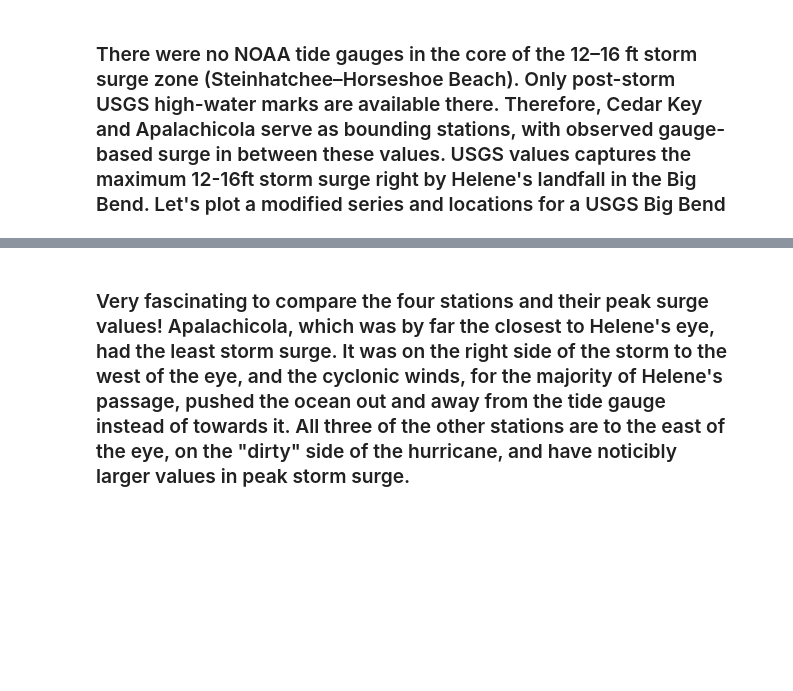
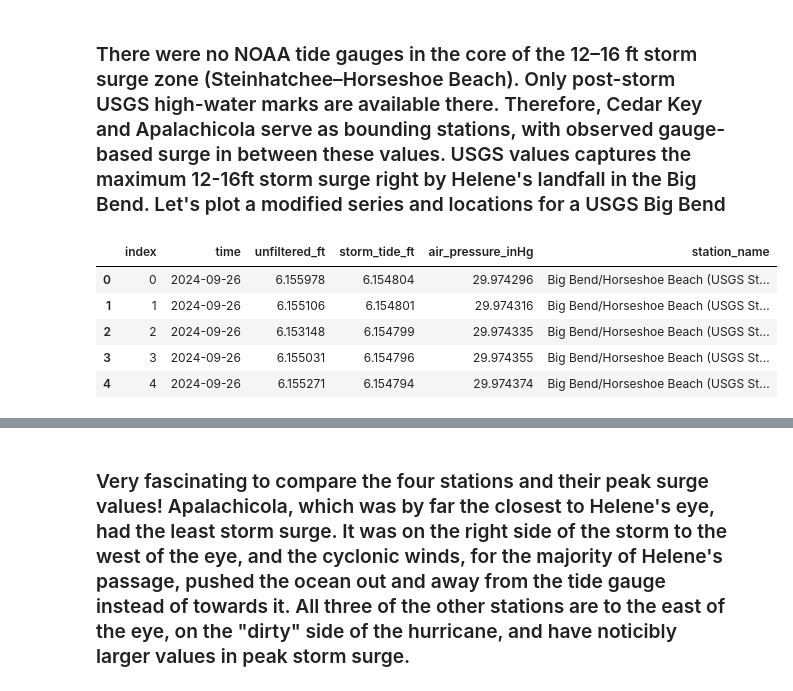
Before and after one commit to DAES433533/bluegreen, a Jupyter notebook: notebooks/Helene_Florida_Impacts.ipynb, the cells around one changed output, grey strips where cells are left out. Saved outputs shown, nothing was run; the diff lists cells and outputs as text; code cells hidden in the pictures; blank space fills up the shorter version.

Commit message:
Fixed figures and added USGS station near max observed storm surge location (Horseshoe Beach)

```diff
--- a/notebooks/Helene_Florida_Impacts.ipynb
+++ b/notebooks/Helene_Florida_Impacts.ipynb
@@ -568,25 +569,30 @@ stations = {
 # %% [markdown]
 ### There were no NOAA tide gauges in the core of the 12–16 ft storm surge zone (Steinhatchee–Horseshoe Beach). Only post-storm USGS high-water marks are available there. Therefore, Cedar Key and Apalachicola serve as bounding stations, with observed gauge-based surge in between these values. USGS values captures the maximum 12-16ft storm surge right by Helene's landfall in the Big Bend. Let's plot a modified series and locations for a USGS Big Bend
 # %%
-import pandas as pd
-
-# Load the Big Bend USGS storm-tide CSV (previously called "Item")
+#load the Big Bend USGS storm tide CSV
 df_usgs = pd.read_csv("helene_stormtide.csv", skiprows=1)
 
-# Rename columns (5 columns exactly)
+#rename columns
 df_usgs.columns = [
     "index",
     "time",
     "unfiltered_ft",
     "storm_tide_ft",
     "air_pressure_inHg"
 ]
 
-# Convert time column
+#convert time column
 df_usgs["time"] = pd.to_datetime(df_usgs["time"])
 
-# Add station label (you can name it whatever makes sense)
-df_usgs["station_name"] = "Big Bend (USGS Storm Tide Sensor)"
+#add station label
+df_usgs["station_name"] = "Big Bend/Horseshoe Beach (USGS Storm Tide Sensor)"
 
 df_usgs.head()
+# %% [output]
+|  | index | time | unfiltered_ft | storm_tide_ft | air_pressure_inHg | station_name |
+| 0 | 0 | 2024-09-26 | 6.155978 | 6.154804 | 29.974296 | Big Bend/Horseshoe Beach (USGS St... |
+| 1 | 1 | 2024-09-26 | 6.155106 | 6.154801 | 29.974316 | Big Bend/Horseshoe Beach (USGS St... |
+| 2 | 2 | 2024-09-26 | 6.153148 | 6.154799 | 29.974335 | Big Bend/Horseshoe Beach (USGS St... |
+| 3 | 3 | 2024-09-26 | 6.155031 | 6.154796 | 29.974355 | Big Bend/Horseshoe Beach (USGS St... |
+| 4 | 4 | 2024-09-26 | 6.155271 | 6.154794 | 29.974374 | Big Bend/Horseshoe Beach (USGS St... |
 # %%
```
Also changed, not shown: parts of 15 cells of this notebook.
